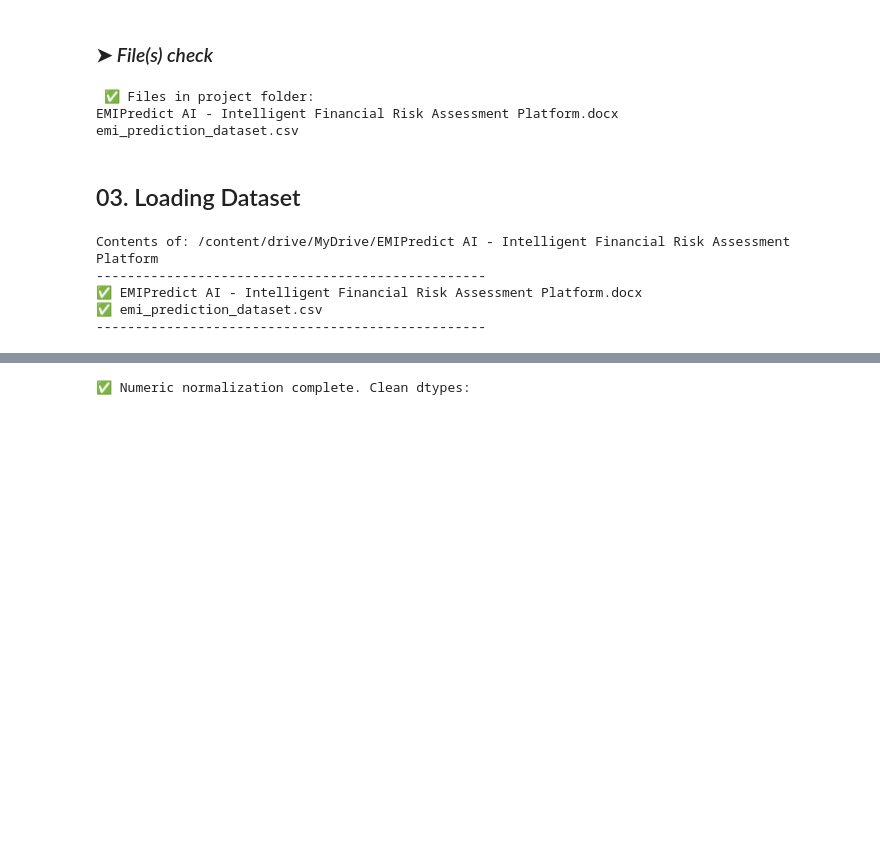
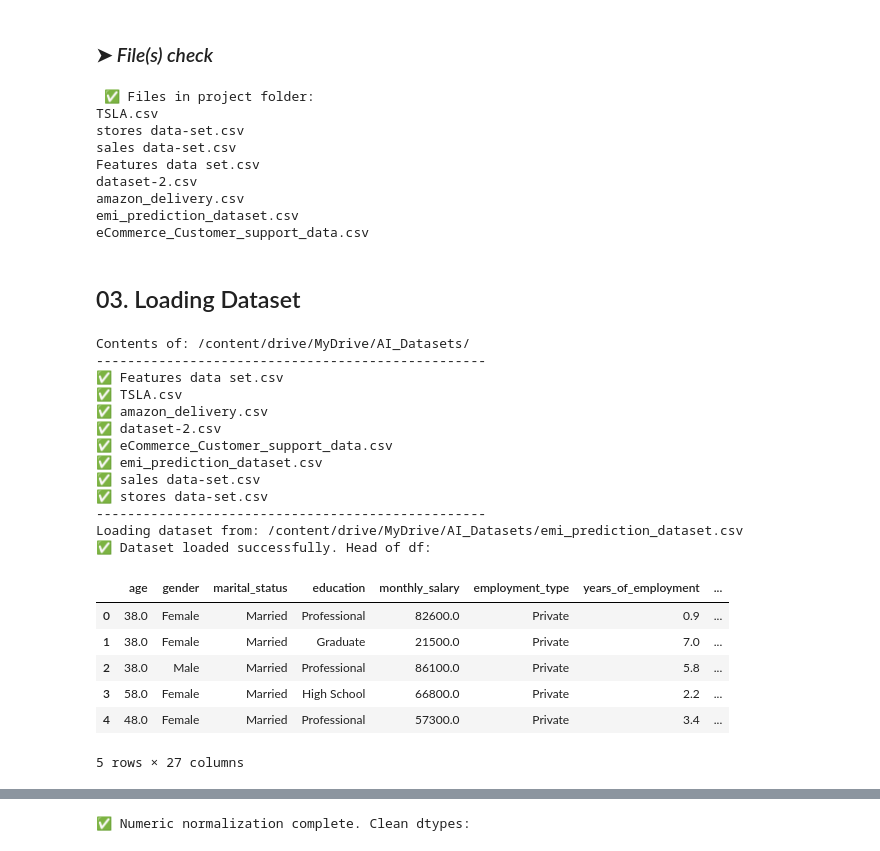
Before and after one commit to pjindal01/emipredict-loan-default-xgboost, a Jupyter notebook: EMIPredict_AI_Financial_Risk.ipynb, the cells around one changed output, grey strips where cells are left out. Drawn from its saved outputs; the diff is of its cells as text; code cells hidden in the pictures; blank space fills up the shorter version.

```diff
--- a/EMIPredict_AI_Financial_Risk.ipynb
+++ b/EMIPredict_AI_Financial_Risk.ipynb
@@ -102,0 +80,27 @@ print(f"✅ Dataset loaded successfully from: {DATA_P}")
+# %%
+# ─── GOOGLE DRIVE SETUP ───────────────────────────────────────────
+import warnings
+warnings.filterwarnings('ignore')   # suppresses all DeprecationWarnings
+
+from google.colab import drive
+drive.mount('/content/drive')
+
+import os
+DRIVE_PATH = '/content/drive/MyDrive/AI_Datasets/'
+
+print("Drive mounted ✅")
+print("─" * 40)
+print("Files in AI_Datasets folder:")
+try:
+    files = os.listdir(DRIVE_PATH)
+    if files:
+        for f in sorted(files):
+            print(f"  ✅ {f}")
+    else:
+        print("  ⚠️  Folder is empty — upload your CSVs to AI_Datasets in Drive")
+except FileNotFoundError:
+    print("  ❌ AI_Datasets folder not found in Drive")
+    print("  → Go to drive.google.com → New → Folder → name it AI_Datasets")
+    print("  → Upload your CSV files into it")
+print("─" * 40)
+# ──────────────────────────────────────────────────────────────────
@@ -109,7 +127,7 @@ import os
 
 # Path to your project folder in Google Drive
 
-project_folder = '/content/drive/MyDrive/EMIPredict AI - Intelligent Financial Risk Assessment Platform'
+project_folder = '/content/drive/MyDrive/AI_Datasets/'
 
 # List files
 
@@ -119,8 +137,14 @@ for f in files:
     print(f)
 # %% [output]
  ✅ Files in project folder:
-EMIPredict AI - Intelligent Financial Risk Assessment Platform.docx
+TSLA.csv
+stores data-set.csv
+sales data-set.csv
+Features data set.csv
+dataset-2.csv
+amazon_delivery.csv
 emi_prediction_dataset.csv
+eCommerce_Customer_support_data.csv
 # %% [markdown]
 ## 03. Loading Dataset
 # %%
@@ -132,33 +156,55 @@ def check_directory(path):
     """
     Print contents of a directory with status markers.
     📁 = folder
     ✅ = file
     """
     if not os.path.exists(path):
         print(f"❌ Path does not exist: {path}")
         return
 
     print(f"\nContents of: {path}\n" + "-"*50)
 
     items = os.listdir(path)
     if not items:
         print("⚠️ Directory is empty.")
         return
 
     for item in sorted(items):
         item_path = os.path.join(path, item)
         if os.path.isdir(item_path):
             print(f"📁 {item}/")
         else:
             print(f"✅ {item}")
     print("-"*50)
 
 # Example: check your project folder in Drive
 
-check_directory('/content/drive/MyDrive/EMIPredict AI - Intelligent Financial Risk Assessment Platform')
+check_directory('/content/drive/MyDrive/AI_Datasets/')
+
+# Load the primary dataset
+csv_path = os.path.join(project_folder, "emi_prediction_dataset.csv")
+print(f"Loading dataset from: {csv_path}")
+df = safe_read_csv(csv_path)
+print("✅ Dataset loaded successfully. Head of df:")
+display(df.head())
 # %% [output]
-Contents of: /content/drive/MyDrive/EMIPredict AI - Intelligent Financial Risk Assessment Platform
+Contents of: /content/drive/MyDrive/AI_Datasets/
 --------------------------------------------------
-✅ EMIPredict AI - Intelligent Financial Risk Assessment Platform.docx
+✅ Features data set.csv
+✅ TSLA.csv
+✅ amazon_delivery.csv
+✅ dataset-2.csv
+✅ eCommerce_Customer_support_data.csv
 ✅ emi_prediction_dataset.csv
+✅ sales data-set.csv
+✅ stores data-set.csv
 --------------------------------------------------
+Loading dataset from: /content/drive/MyDrive/AI_Datasets/emi_prediction_dataset.csv
+✅ Dataset loaded successfully. Head of df:
+|  | age | gender | marital_status | education | monthly_salary | employment_type | years_of_employment | ... |
+| 0 | 38.0 | Female | Married | Professional | 82600.0 | Private | 0.9 | ... |
+| 1 | 38.0 | Female | Married | Graduate | 21500.0 | Private | 7.0 | ... |
+| 2 | 38.0 | Male | Married | Professional | 86100.0 | Private | 5.8 | ... |
+| 3 | 58.0 | Female | Married | High School | 66800.0 | Private | 2.2 | ... |
+| 4 | 48.0 | Female | Married | Professional | 57300.0 | Private | 3.4 | ... |
+5 rows × 27 columns
```
Also changed, not shown: parts of 23 cells of this notebook.
